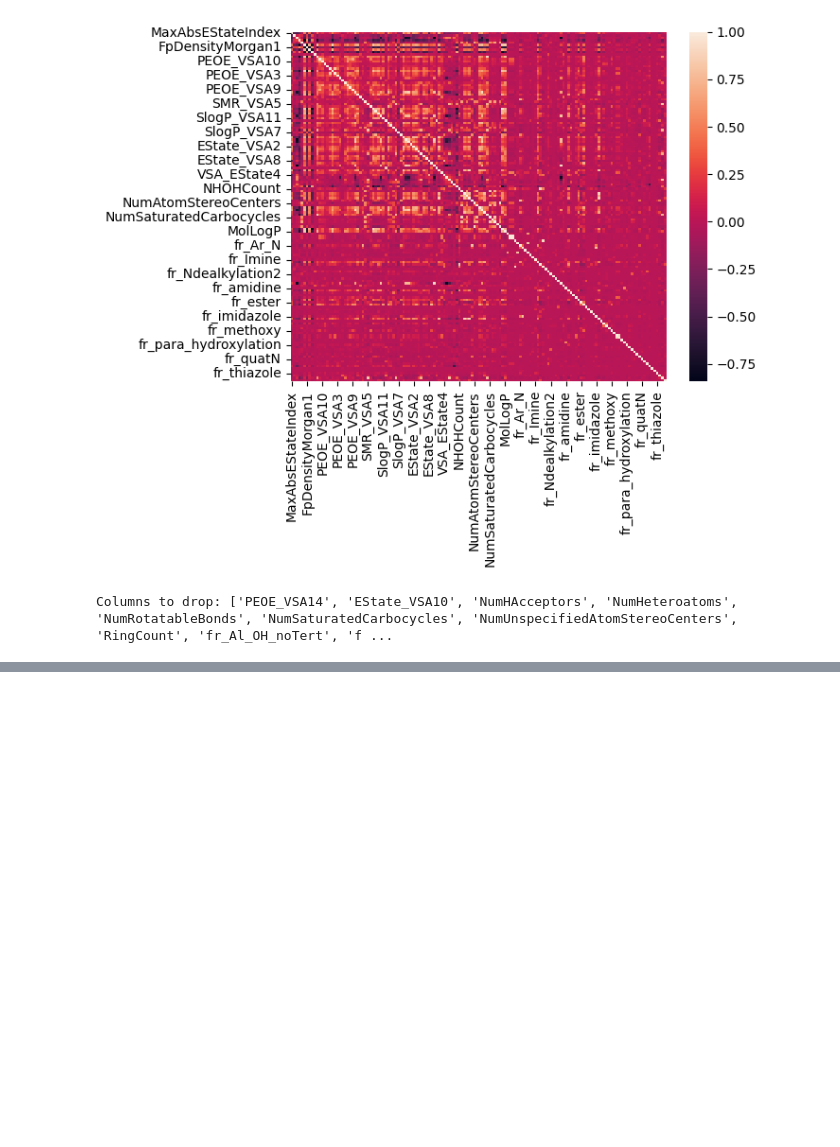
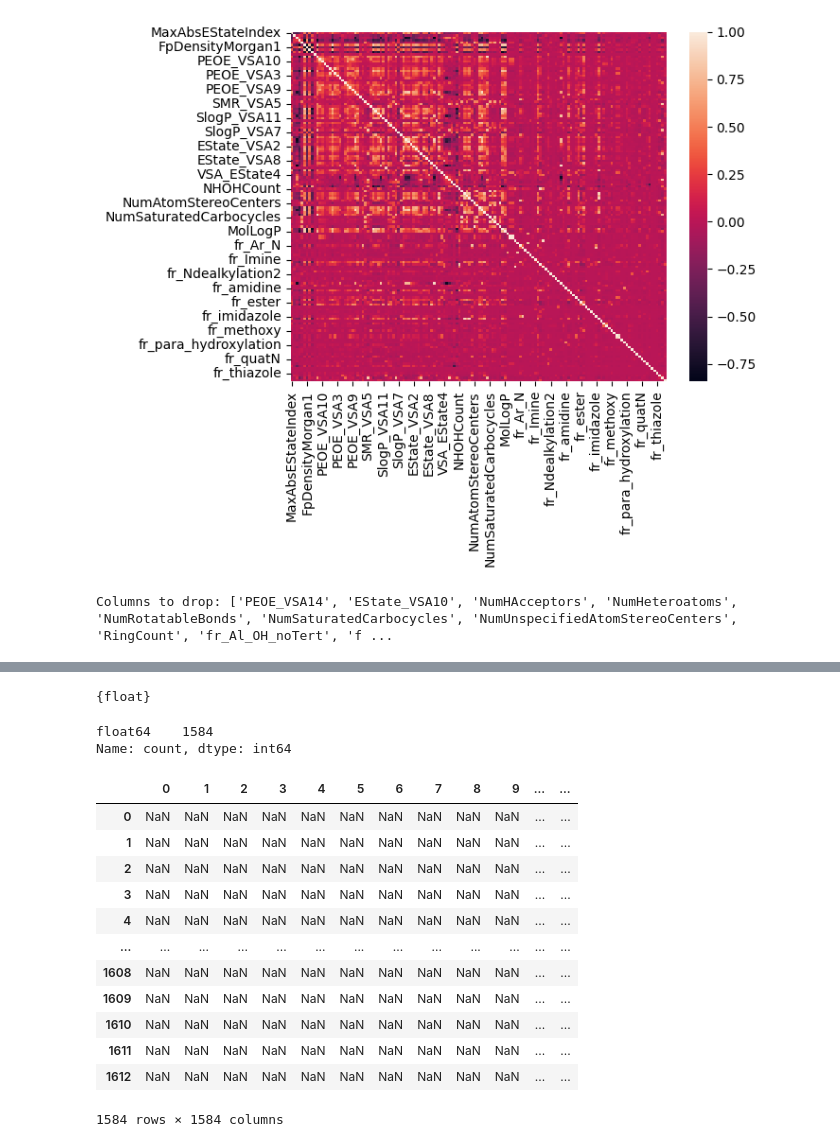
Before and after one commit to bitshott/polymer_prediction, a Jupyter notebook: notebook1c18843e75.ipynb, the cells around one changed output, grey strips where cells are left out. Cells and saved outputs as stored; diff of their text form; code cells hidden in the pictures; blank space fills up the shorter version.

```diff
--- a/notebook1c18843e75.ipynb
+++ b/notebook1c18843e75.ipynb
@@ -349,12 +445,12 @@ train_data['id'] = train_data['id'].apply(lambda x: 0 if pd.isna(x) else x)
 train_data['id'] = train_data['id'].astype(int)
 # %%
 max_id = [train_data['id'].max()]
-def increment_id(id):
-    if id == 0:
+def increment_id(id_num):
+    if id_num == 0:
         max_id[0] += 1
         return max_id[0]
     else:
-        return id
+        return id_num
 
 train_data['id'] = train_data['id'].apply(increment_id)
 # %%
@@ -512,0 +609,2 @@ for target in config.TARGET_LIST:
+# %%
+mord_desc = train_data['SMILES'].apply(config.mordred_embed)
@@ -512,0 +639,4 @@ for target in config.TARGET_LIST:
+# %%
+a = pd.DataFrame(mord_desc)
+a = a.dropna(axis=1)
+a.info
@@ -512,0 +654,27 @@ for target in config.TARGET_LIST:
+# %%
+set(type(i) for i in a.iloc[0])
+# %% [output]
+{float}
+# %%
+a.dtypes.value_counts()
+# %% [output]
+float64    1584
+Name: count, dtype: int64
+# %%
+a = a.dropna(axis=0)
+# %%
+a.corr(numeric_only=True)
+# %% [output]
+|  | 0 | 1 | 2 | 3 | 4 | 5 | 6 | 7 | 8 | 9 | ... | ... |
+| 0 | NaN | NaN | NaN | NaN | NaN | NaN | NaN | NaN | NaN | NaN | ... | ... |
+| 1 | NaN | NaN | NaN | NaN | NaN | NaN | NaN | NaN | NaN | NaN | ... | ... |
+| 2 | NaN | NaN | NaN | NaN | NaN | NaN | NaN | NaN | NaN | NaN | ... | ... |
+| 3 | NaN | NaN | NaN | NaN | NaN | NaN | NaN | NaN | NaN | NaN | ... | ... |
+| 4 | NaN | NaN | NaN | NaN | NaN | NaN | NaN | NaN | NaN | NaN | ... | ... |
+| ... | ... | ... | ... | ... | ... | ... | ... | ... | ... | ... | ... | ... |
+| 1608 | NaN | NaN | NaN | NaN | NaN | NaN | NaN | NaN | NaN | NaN | ... | ... |
+| 1609 | NaN | NaN | NaN | NaN | NaN | NaN | NaN | NaN | NaN | NaN | ... | ... |
+| 1610 | NaN | NaN | NaN | NaN | NaN | NaN | NaN | NaN | NaN | NaN | ... | ... |
+| 1611 | NaN | NaN | NaN | NaN | NaN | NaN | NaN | NaN | NaN | NaN | ... | ... |
+| 1612 | NaN | NaN | NaN | NaN | NaN | NaN | NaN | NaN | NaN | NaN | ... | ... |
+1584 rows × 1584 columns
```
Also changed, not shown: parts of 11 cells of this notebook, 10 other files.
